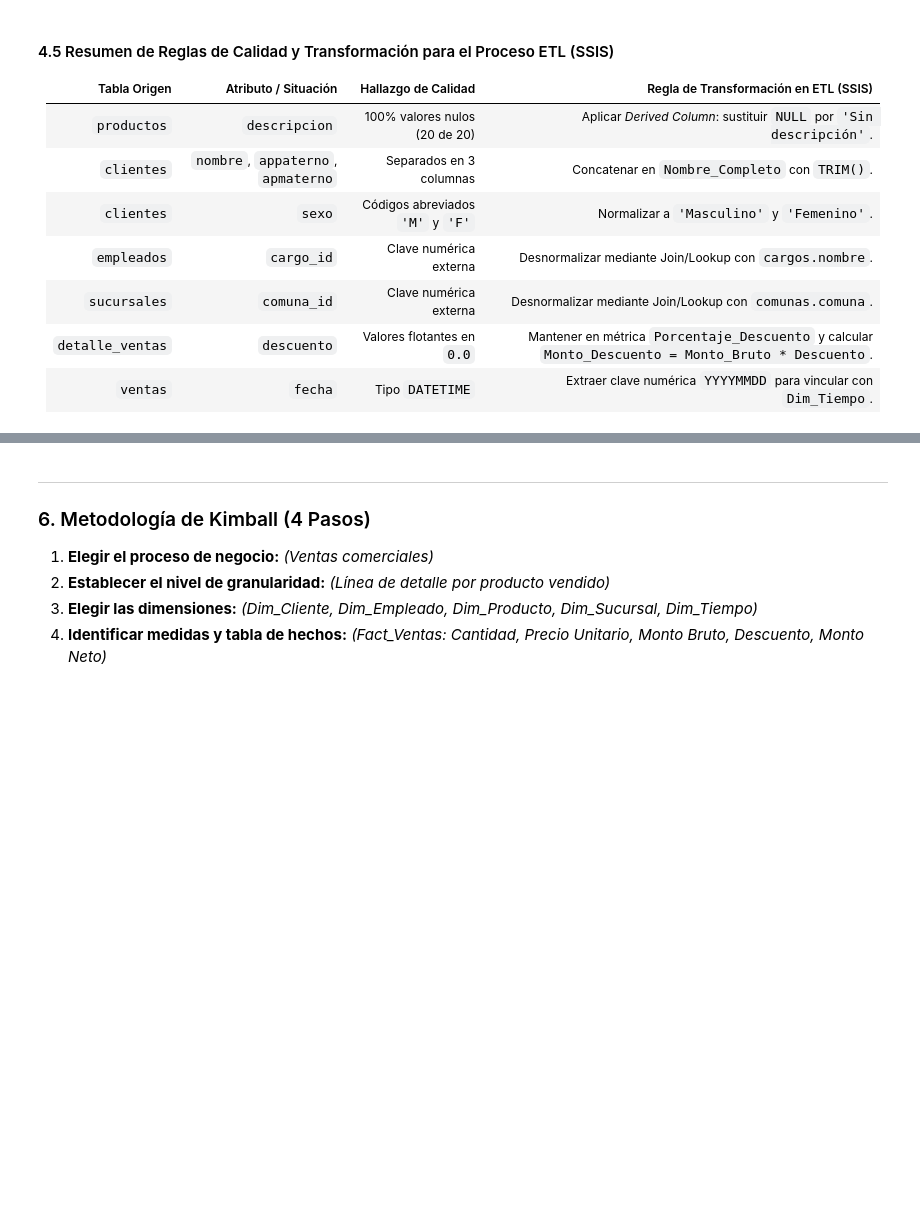
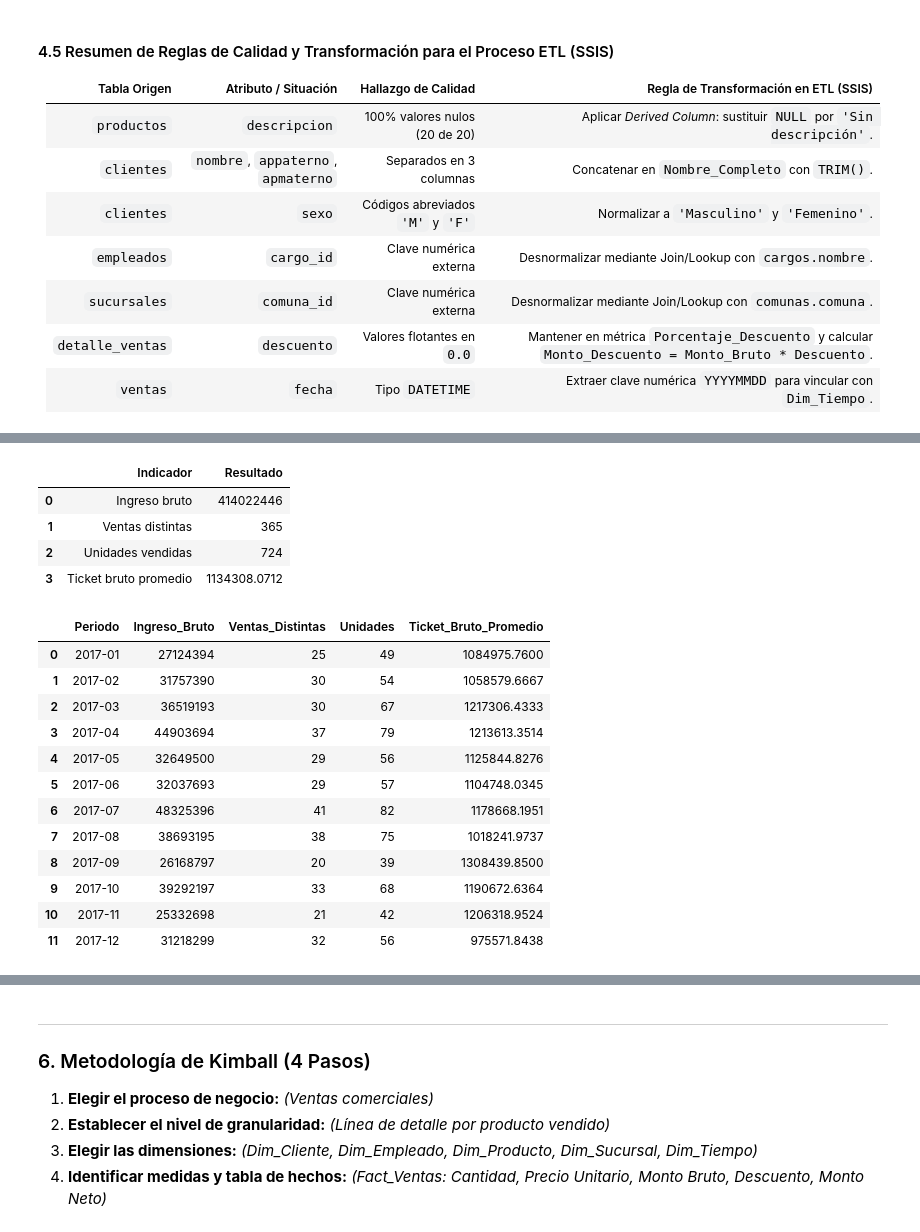
Before and after one commit to MarceloMejias/C2-Caso1-IN, a Jupyter notebook: notebooks/modelo_de_negocios.ipynb, the cells around one changed output, grey strips where cells are left out. Saved outputs shown, nothing was run; the diff lists cells and outputs as text; code cells hidden in the pictures; blank space fills up the shorter version.

```diff
--- a/notebooks/modelo_de_negocios.ipynb
+++ b/notebooks/modelo_de_negocios.ipynb
@@ -363,0 +382,65 @@ print(f"• Facturación Total Histórica: ${monto_total_facturado:,.0f} CLP")
+# %%
+# Base de cálculo al grano venta-producto. No modifica la base de datos.
+from decimal import Decimal
+
+def decimal_importe(valor):
+    return Decimal(str(valor))
+
+base_kpi = df_detalle.merge(
+    df_ventas[["venta_id", "fecha", "cliente_id", "vendedor_id", "sucursal_id"]],
+    on="venta_id", how="left", validate="many_to_one", indicator=True,
+)
+assert base_kpi["_merge"].eq("both").all(), "Hay detalles sin cabecera de venta"
+base_kpi = base_kpi.drop(columns="_merge")
+assert not base_kpi[["venta_id", "producto_id"]].duplicated().any(), "Grano duplicado"
+assert base_kpi[["cantidad", "precio_unitario", "fecha"]].notna().all().all()
+base_kpi["fecha"] = pd.to_datetime(base_kpi["fecha"], errors="raise")
+base_kpi["Periodo"] = base_kpi["fecha"].dt.to_period("M").astype(str)
+base_kpi["Importe_Bruto"] = [
+    decimal_importe(c) * decimal_importe(p)
+    for c, p in zip(base_kpi["cantidad"], base_kpi["precio_unitario"])
+]
+
+ingreso_total = sum(base_kpi["Importe_Bruto"], Decimal("0"))
+ventas_distintas = base_kpi["venta_id"].nunique()
+unidades_totales = base_kpi["cantidad"].sum()
+ticket_global = ingreso_total / Decimal(int(ventas_distintas)) if ventas_distintas else None
+resumen_kpi = pd.DataFrame({
+    "Indicador": ["Ingreso bruto", "Ventas distintas", "Unidades vendidas", "Ticket bruto promedio"],
+    "Resultado": [ingreso_total, ventas_distintas, unidades_totales,
+                  ticket_global.quantize(Decimal("0.0001")) if ticket_global is not None else None],
+})
+assert ventas_distintas == 365 and unidades_totales == 724
+assert ingreso_total == Decimal("414022446"), "El importe no coincide con el respaldo analizado"
+
+# KPI-01 y KPI-02: todos los grupos mantienen el mismo período y filtros.
+kpi_mensual = base_kpi.groupby("Periodo", as_index=False).agg(
+    Ingreso_Bruto=("Importe_Bruto", "sum"),
+    Ventas_Distintas=("venta_id", "nunique"),
+    Unidades=("cantidad", "sum"),
+)
+kpi_mensual["Ticket_Bruto_Promedio"] = [
+    (importe / Decimal(int(ventas))).quantize(Decimal("0.0001"))
+    for importe, ventas in zip(kpi_mensual["Ingreso_Bruto"], kpi_mensual["Ventas_Distintas"])
+]
+display(resumen_kpi)
+display(kpi_mensual)
+# %% [output]
+|  | Indicador | Resultado |
+| 0 | Ingreso bruto | 414022446 |
+| 1 | Ventas distintas | 365 |
+| 2 | Unidades vendidas | 724 |
+| 3 | Ticket bruto promedio | 1134308.0712 |
+|  | Periodo | Ingreso_Bruto | Ventas_Distintas | Unidades | Ticket_Bruto_Promedio |
+| 0 | 2017-01 | 27124394 | 25 | 49 | 1084975.7600 |
+| 1 | 2017-02 | 31757390 | 30 | 54 | 1058579.6667 |
+| 2 | 2017-03 | 36519193 | 30 | 67 | 1217306.4333 |
+| 3 | 2017-04 | 44903694 | 37 | 79 | 1213613.3514 |
+| 4 | 2017-05 | 32649500 | 29 | 56 | 1125844.8276 |
+| 5 | 2017-06 | 32037693 | 29 | 57 | 1104748.0345 |
+| 6 | 2017-07 | 48325396 | 41 | 82 | 1178668.1951 |
+| 7 | 2017-08 | 38693195 | 38 | 75 | 1018241.9737 |
+| 8 | 2017-09 | 26168797 | 20 | 39 | 1308439.8500 |
+| 9 | 2017-10 | 39292197 | 33 | 68 | 1190672.6364 |
+| 10 | 2017-11 | 25332698 | 21 | 42 | 1206318.9524 |
+| 11 | 2017-12 | 31218299 | 32 | 56 | 975571.8438 |
```
Also changed, not shown: parts of 7 cells of this notebook, 1 other file.
